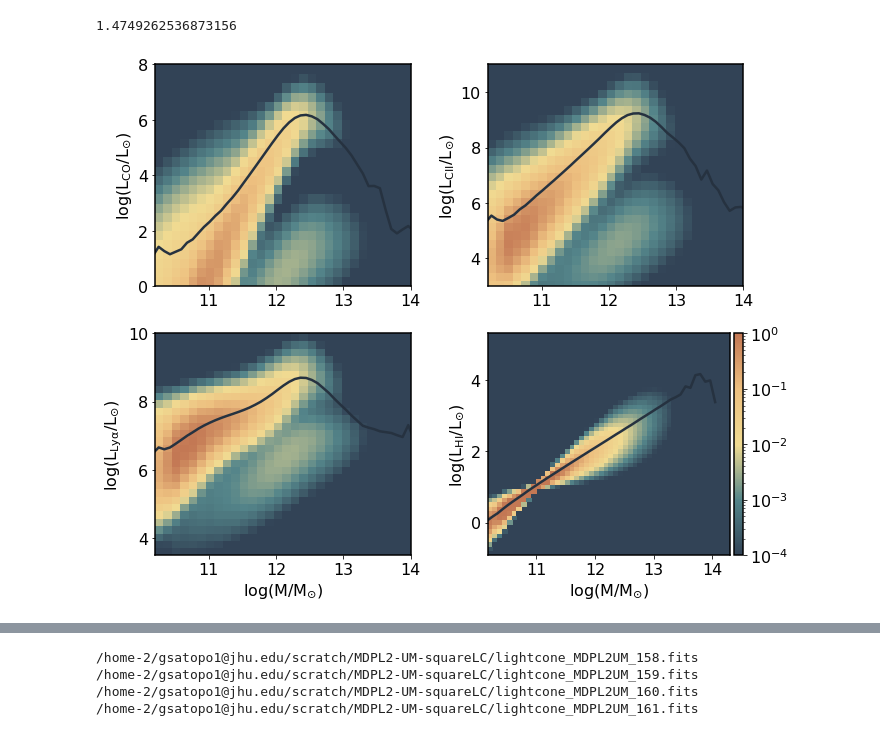
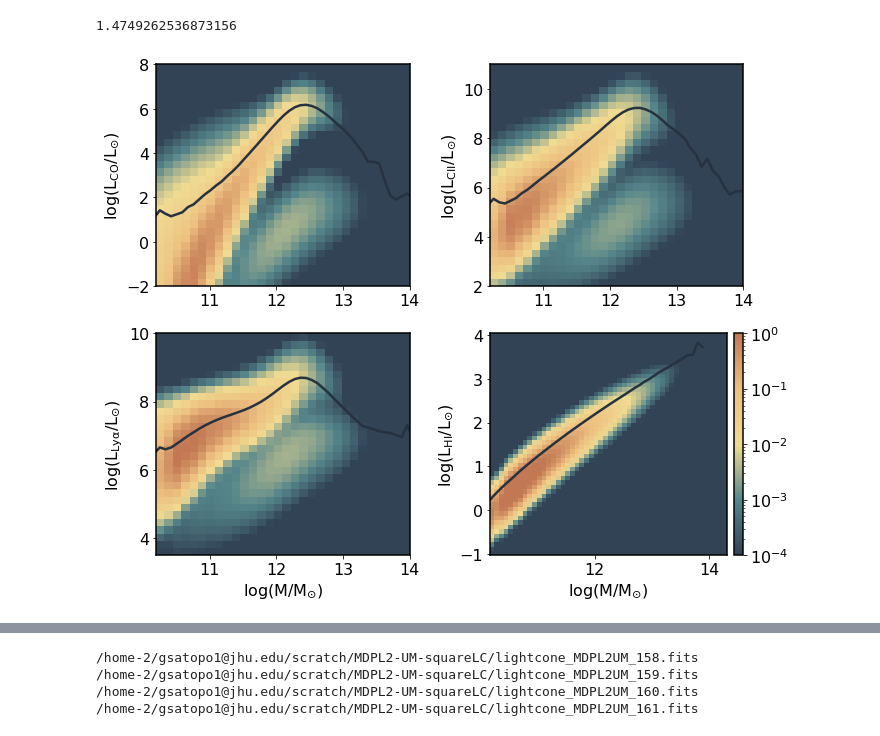
Before and after one commit to kokron/skyLine, a Jupyter notebook: notebooks/LIM LC Showcase.ipynb, the cells around one changed output, grey strips where cells are left out. Saved outputs shown, nothing was run; the diff lists cells and outputs as text; code cells hidden in the pictures.

Commit message:
plots

```diff
--- a/notebooks/LIM LC Showcase.ipynb
+++ b/notebooks/LIM LC Showcase.ipynb
@@ -145,8 +145,7 @@ def LC_params(line):
                           lines=dict(HI=True),target_line = 'HI',
                           models=dict(HI=dict(model_name='HI_VN18',
                                               model_pars={'M0':2.9e9*u.Msun/h, 'Mmin':6.7e10*u.Msun/h, 'alpha':0.76,
-                                                          'M0_std':2e9*u.Msun/h, 'Mmin_std':4e10*u.Msun/h, 'alpha_std':0.05,
-                                                          'sigma_L':0})),
+                                                          'sigma_MHI':0.2})),
 
                           do_external_SFR = False, external_SFR = '', SFR_pars=dict(),
                           supersample=1,
@@ -348,7 +334,7 @@ inds_DEC = (LC_HI.halo_catalog['DEC'] > LC_HI.DECObs_min.value)&(LC_HI.halo_cata
 inds_sky = inds_RA&inds_DEC
 
 inds = (LC_HI.nuObs_line_halo['HI'] >= LC_HI.nuObs_min)&(LC_HI.nuObs_line_halo['HI'] <= LC_HI.nuObs_max)&inds_sky
-M_in_survey = LC_HI.halo_catalog['M_HALO'][inds]*LC_HI.Msunh.to(LC_HI.Msunh).value
+M_in_survey = LC_HI.halo_catalog['M_HALO'][inds]*LC_HI.Msunh.to(u.Msun).value
 
 logMcat_HI=np.log10(M_in_survey)
 LHI = LC_HI.halos_in_survey['HI']['Lhalo'].value
@@ -365,13 +351,12 @@ meanLHI = np.asarray(meanLHI)
 # %%
 np.save('../../LM_HI', [logMcat_HI[LHI>0], LHI[LHI>0]])
 # %%
-grey='#324356'
+dark_blue='#324356'
 turquoise='#54858a'
-#aqua='#5ca191'
 yellow='#f0db92'
 yellow_orange='#edc080'
 orange='#C37854'
-cmap = matplotlib.colors.LinearSegmentedColormap.from_list("", [grey,turquoise,yellow,yellow_orange,orange])
+cmap = matplotlib.colors.LinearSegmentedColormap.from_list("", [dark_blue,turquoise,yellow,yellow_orange,orange])
 # %%
 h=0.678
 fig, ax = plt.subplots(nrows=2, ncols=2, figsize=(10,8))
@@ -380,46 +365,47 @@ ax[0,0].hist2d(logMcat_CO[LCO>0]-np.log10(h), np.log10(LCO[LCO>0]), bins=[np.lin
                norm=mpl.colors.LogNorm(),
                cmap=cmap, density=True, vmin=1e-4, vmax=1)
 ax[0,0].plot(logM[:-1]-np.log10(h), np.log10(meanLCO), color='#263240')
-ax[0,0].set_facecolor(grey)
-ax[0,0].set_ylim(0, 8)
+ax[0,0].set_facecolor(dark_blue)
+ax[0,0].set_ylim(-2, 8)
 ax[0,0].set_xlim(10.2, 14)
 #ax[0,0].set_xlabel(r'$\log$(M/M$_{\odot}$)')
 ax[0,0].set_ylabel(r'$\log$(L$_{\rm CO}$/L$_{\odot}$)')
 #ax0 = ax[0].twinx()
 #ax0.plot(logM[:-1], meanLCO*(u.Lsun.to(u.erg/u.s)), alpha=0)
 
 ax[0,1].hist2d(logMcat_CII[LCII>0]-np.log10(h), np.log10(LCII[LCII>0]), bins=[np.linspace(10.2, 14, 31), np.linspace(2, 11, 31)],
                norm=mpl.colors.LogNorm(),
                cmap=cmap, density=True, vmin=1e-4, vmax=1)
 ax[0,1].plot(logM[:-1]-np.log10(h), np.log10(meanLCII), color='#263240')
-ax[0,1].set_facecolor(grey)
-ax[0,1].set_ylim(3, 11)
+ax[0,1].set_facecolor(dark_blue)
+ax[0,1].set_ylim(2, 11)
 ax[0,1].set_xlim(10.2, 14)
 #ax[0,1].set_xlabel(r'$\log$(M/M$_{\odot}$)')
 ax[0,1].set_ylabel(r'$\log$(L$_{\rm CII}$/L$_{\odot}$)')
 
 
 ax[1,0].hist2d(logMcat_Lya[LLya>0]-np.log10(h), np.log10(LLya[LLya>0]), bins=[np.linspace(10.2, 14, 31), np.linspace(3.5, 10, 31)], norm=mpl.colors.LogNorm(),
              cmap=cmap, density=True, vmin=1e-4, vmax=1)
 ax[1,0].plot(logM[:-1]-np.log10(h), np.log10(meanLLya), color='#263240')
-ax[1,0].set_facecolor(grey)
+ax[1,0].set_facecolor(dark_blue)
 ax[1,0].set_ylim(3.5, 10)
 ax[1,0].set_xlim(10.2, 14)
 ax[1,0].set_xlabel(r'$\log$(M/M$_{\odot}$)')
 ax[1,0].set_ylabel(r'$\log$(L$_{\rm Ly\alpha}$/L$_{\odot}$)')
 
-im=ax[1,1].hist2d(logMcat_HI[LHI>0]-np.log10(h), np.log10(LHI[LHI>0]), bins=[50, 50], norm=mpl.colors.LogNorm(),
+im=ax[1,1].hist2d(logMcat_HI[LHI>0], np.log10(LHI[LHI>0]), bins=[50, 50], norm=mpl.colors.LogNorm(),
              cmap=cmap, density=True, vmin=1e-4, vmax=1)
-ax[1,1].plot(logM[:-1]-np.log10(h), np.log10(meanLHI), color='#263240')
-ax[1,1].set_facecolor(grey)
+ax[1,1].plot(logM[:-1], np.log10(meanLHI), color='#263240')
+ax[1,1].set_facecolor(dark_blue)
 #ax[2].set_ylim(2.5, 10.5)
 #ax[2].set_xlim(10, 14)
 divider = make_axes_locatable(ax[1,1])
-cax = divider.append_axes('right', size='4%', pad=0.05)
+cax = divider.append_axes('right', size='4%', pad=0.1)
 fig.colorbar(im[3], cax=cax, orientation='vertical')
 ax[1,1].set_xlabel(r'$\log$(M/M$_{\odot}$)')
 ax[1,1].set_ylabel(r'$\log$(L$_{\rm HI}$/L$_{\odot}$)')
 
 plt.tight_layout()
+#plt.savefig('../../LM_2dhist.png', bbox_inches='tight', dpi=300)
 # %% [output]
-[figure, old version]
+[figure, new version]
```
Also changed, not shown: parts of 7 cells of this notebook, 2 other files.
